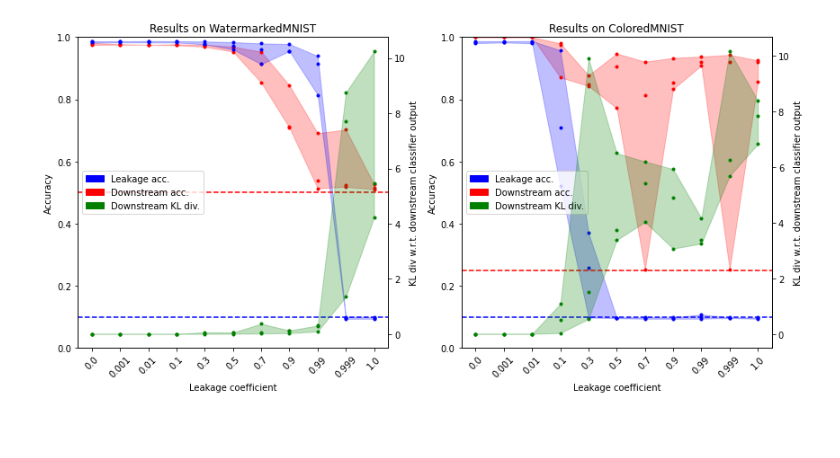
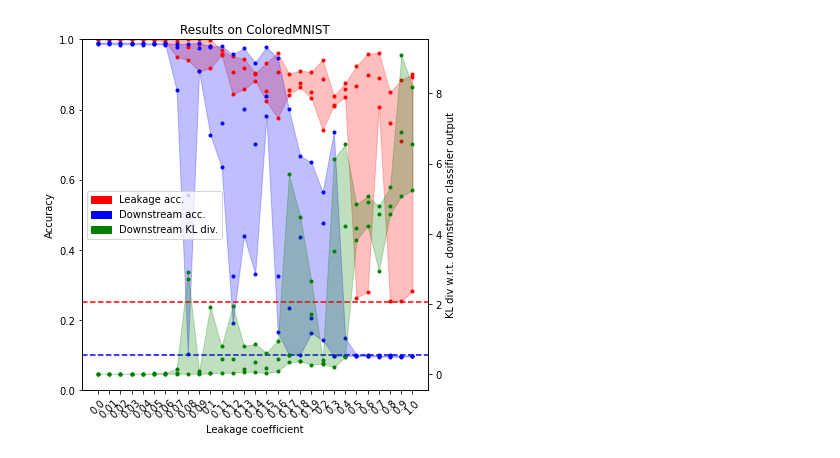
Before and after one commit to jimgammell/sca_defense, a Jupyter notebook: visualize_results.ipynb, the cells around one changed output. Drawn from its saved outputs; the diff is of its cells as text; code cells hidden in the pictures; blank space fills up the shorter version.

Commit message:
Ran more-granular trial on the colored MNIST dataset using gradient clipping. Doesn't appear to significantly change things.

```diff
--- a/visualize_results.ipynb
+++ b/visualize_results.ipynb
@@ -6,7 +6,7 @@ import numpy as np
 from matplotlib import pyplot as plt
 
 results = {}
-results_base_dir = os.path.join('.', 'results', 'gan_gridsearch_x')
+results_base_dir = os.path.join('.', 'results', 'gan_gridsearch_xi')
 for d in os.listdir(results_base_dir):
     try:
         if d.split('_')[0] != 'trial':
@@ -61,33 +61,33 @@ def compress(x, compress_fn, d=3):
 if not hasattr(axes, '__len__'):
     axes = np.array([axes])
 for ax, (d_name, d_results) in zip(axes, results.items()):
     leakage_coefficients = d_results['gen_leakage_coefficients']
     leakage_accs = d_results['leakage_acc']
     downstream_accs = d_results['downstream_acc']
     downstream_is = np.log(d_results['downstream_inception_score'])
     xticks = sum([3*[i] for i in range(len(np.unique(leakage_coefficients)))], start=[])
     cxticks = [i for i in range(len(np.unique(leakage_coefficients)))]
     ax.plot(xticks, leakage_accs, '.', color='red')
     ax.plot(xticks, downstream_accs, '.', color='blue')
     ax.fill_between(cxticks, compress(leakage_accs, np.min), compress(leakage_accs, np.max), color='red', alpha=0.25)
     ax.fill_between(cxticks, compress(downstream_accs, np.min), compress(downstream_accs, np.max), color='blue', alpha=0.25)
     tax = ax.twinx()
     tax.plot(xticks, downstream_is, '.', color='green')
     tax.fill_between(cxticks, compress(downstream_is, np.min), compress(downstream_is, np.max), color='green', alpha=0.25)
     ax.axhline(0.25 if d_name == 'ColoredMNIST' else 0.5, linestyle='--', color='red')
     ax.axhline(0.1, linestyle='--', color='blue')
     ax.set_xlabel('Leakage coefficient')
     ax.set_ylabel('Accuracy')
     tax.set_ylabel('KL div w.r.t. downstream classifier output')
     ax.set_title('Results on {}'.format(d_name))
     ax.set_xticks(np.unique(xticks))
     ax.set_xticklabels(np.unique(leakage_coefficients), rotation=45)
     ax.set_ylim(0, 1)
     ax.legend(handles=[
-        patches.Patch(color='blue', label='Leakage acc.'),
-        patches.Patch(color='red', label='Downstream acc.'),
+        patches.Patch(color='red', label='Leakage acc.'),
+        patches.Patch(color='blue', label='Downstream acc.'),
         patches.Patch(color='green', label='Downstream KL div.')
     ], loc='center left')
 plt.tight_layout()
 # %% [output]
-[figure, old version]
+[figure, new version]
```
Also changed, not shown: 1 other file.
